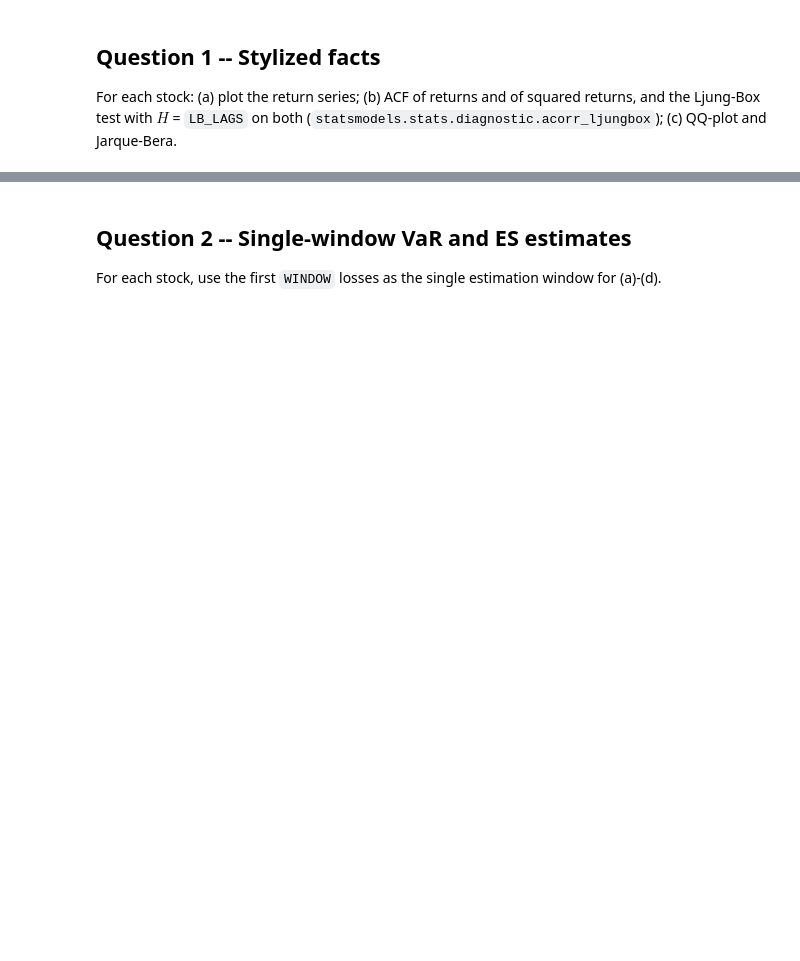
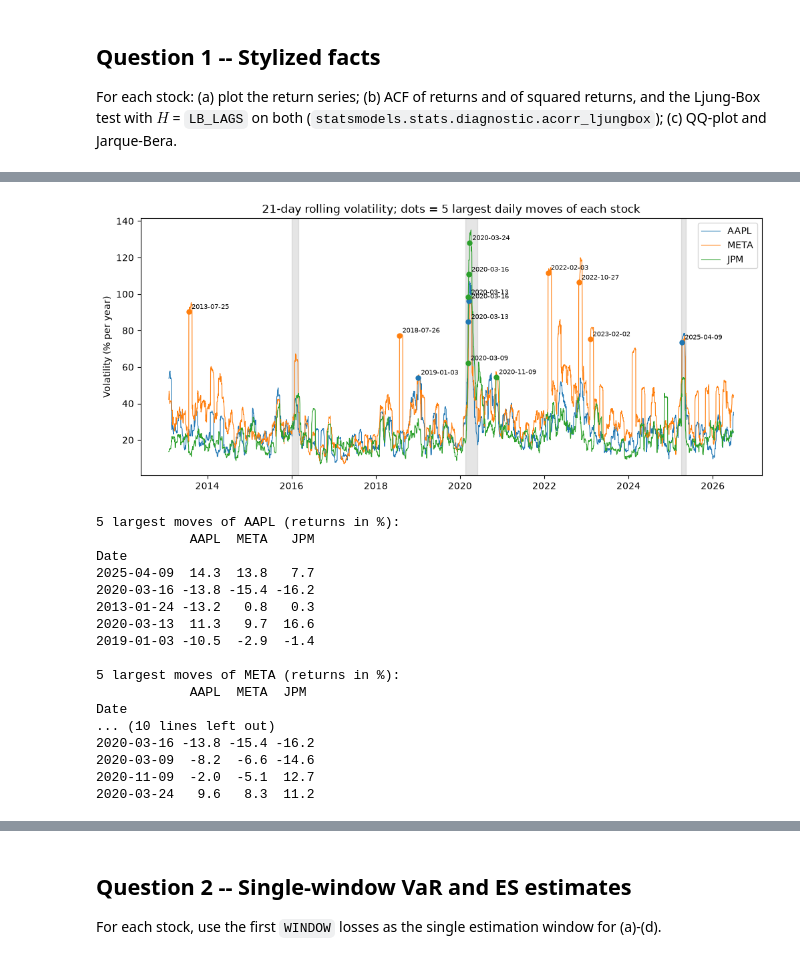
Before and after one commit to AlexPotocnik/QRM_Project, a Jupyter notebook: src/Project_template.ipynb, the cells around one changed output, grey strips where cells are left out. Drawn from its saved outputs; the diff is of its cells as text; code cells hidden in the pictures; blank space fills up the shorter version.

```diff
--- a/src/Project_template.ipynb
+++ b/src/Project_template.ipynb
@@ -70,0 +127,53 @@ Ljung-Box test with $H$ = `LB_LAGS` on both (`statsmodels.stats.diagnostic.acorr
+# %%
+# Question 1 (a)
+
+vol = returns.rolling(21).std() * np.sqrt(252) * 100
+colors = {"AAPL": "tab:blue", "META": "tab:orange", "JPM": "tab:green"}
+
+plt.figure(figsize=(12, 5))
+
+plt.axvspan(pd.Timestamp("2016-01-01"), pd.Timestamp("2016-02-29"), color="grey", alpha=0.2)
+plt.axvspan(pd.Timestamp("2020-02-20"), pd.Timestamp("2020-05-31"), color="grey", alpha=0.2)
+plt.axvspan(pd.Timestamp("2025-04-01"), pd.Timestamp("2025-05-15"), color="grey", alpha=0.2)
+
+for tic in TICKERS:
+    #The volatility curve
+    plt.plot(vol.index, vol[tic], label=tic, lw=0.8, color=colors[tic])
+
+    #The 5 days with the largest move (in absolute value)
+    big_days = returns[tic].abs().sort_values(ascending=False).head(5).index
+    for day in big_days:
+        plt.scatter(day, vol.loc[day, tic], color=colors[tic], s=25, zorder=3)
+        plt.annotate(day.strftime("%Y-%m-%d"), (day, vol.loc[day, tic]),
+                     fontsize=7, xytext=(3, 3), textcoords="offset points")
+
+plt.ylabel("Volatility (% per year)")
+plt.title("21-day rolling volatility; dots = 5 largest daily moves of each stock")
+plt.legend()
+plt.savefig(OUT_DIR / "fig_q1a_vol.png", dpi=200)
+plt.show()
+
+#Big days with the return of the three stocks that day (in %)
+for tic in TICKERS:
+    big_days = returns[tic].abs().sort_values(ascending=False).head(5).index
+    print(f"\n5 largest moves of {tic} (returns in %):")
+    print((returns.loc[big_days] * 100).round(1))
+# %% [output]
+[figure, added]
+5 largest moves of AAPL (returns in %):
+            AAPL  META   JPM
+Date
+2025-04-09  14.3  13.8   7.7
+2020-03-16 -13.8 -15.4 -16.2
+2013-01-24 -13.2   0.8   0.3
+2020-03-13  11.3   9.7  16.6
+2019-01-03 -10.5  -2.9  -1.4
+
+5 largest moves of META (returns in %):
+            AAPL  META  JPM
+Date
+... (10 lines left out)
+2020-03-16 -13.8 -15.4 -16.2
+2020-03-09  -8.2  -6.6 -14.6
+2020-11-09  -2.0  -5.1  12.7
+2020-03-24   9.6   8.3  11.2
```
Also changed, not shown: parts of 11 cells of this notebook, 5 other files.
